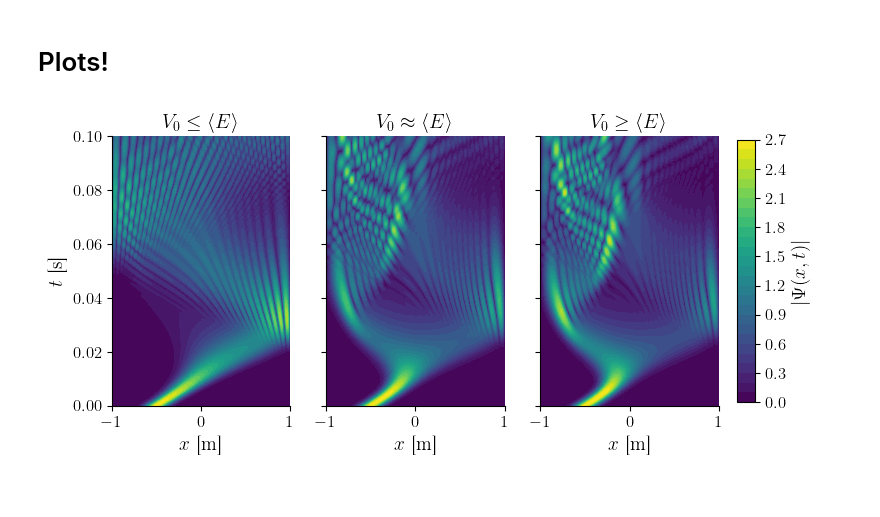
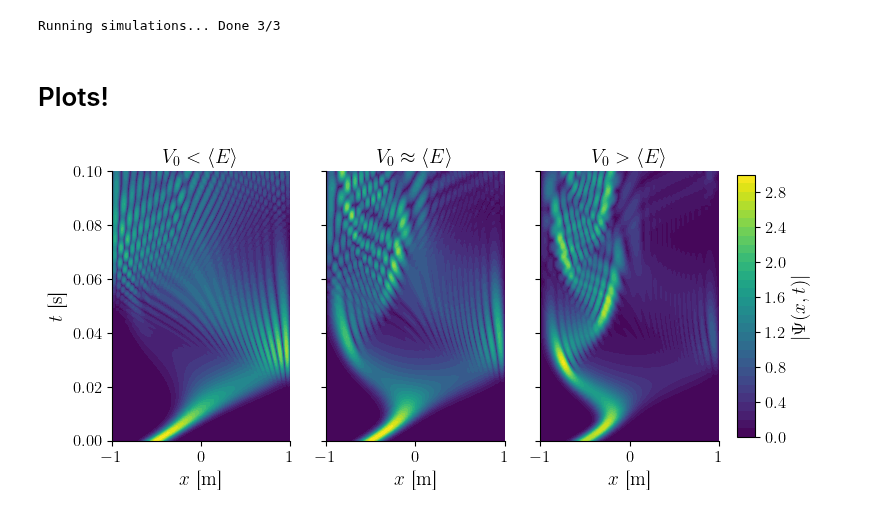
Before and after one commit to TomVdt/PhysNum, a Jupyter notebook: exercice6/analysis/analysis_ii.ipynb, the cells around one changed output. Drawn from its saved outputs; the diff is of its cells as text; code cells hidden in the pictures.

```diff
--- a/exercice6/analysis/analysis_ii.ipynb
+++ b/exercice6/analysis/analysis_ii.ipynb
@@ -24,14 +24,18 @@ E = 1283.2037962506  # Energy of particle with 0 potential
 dataset = run_with_params(
     config_name,
     gen_variations({
-        'V0': [500, E, 1500]
+        'V0': [E/2, E, E*1.5]
     })
 )
+# %% [output]
+Running simulations... Done 3/3
 # %%
 def extract(dataset: tuple[dict, np.ndarray, np.ndarray, np.ndarray]) -> tuple[np.ndarray, ...]:
     params, data_pot, data_psi2, data_obs = dataset
     x = data_pot[:,0]
     t = data_obs[:,0]
+    prob_left = data_obs[:,1]
+    prob_right = data_obs[:,2]
     H_moy = data_obs[:,3]
     x_moy = data_obs[:,4]
     x2_moy = data_obs[:,5]
@@ -41,4 +45,4 @@ def extract(dataset: tuple[dict, np.ndarray, np.ndarray, np.ndarray]) -> tuple[n
     delta_x = np.sqrt(x2_moy - x_moy**2)
     delta_p = np.sqrt(p2_moy - p_moy**2)
 
-    return x, t, H_moy, x_moy, x2_moy, p_moy, p2_moy, delta_x, delta_p
+    return x, t, prob_left, prob_right, H_moy, x_moy, x2_moy, p_moy, p2_moy, delta_x, delta_p
@@ -47,20 +68,20 @@ def extract(dataset: tuple[dict, np.ndarray, np.ndarray, np.ndarray]) -> tuple[n
 # %%
 %matplotlib inline
 
 fig, feur = plt.subplots(1, 3, figsize=(9, 3.5), sharey=True)
 ax: list[plt.Axes] = feur
-magic = [r'\le', r'\approx', r'\ge']
+magic = [r'<', r'\approx', r'>']
 for i, (params, data_pot, data_psi2, data_obs) in enumerate(dataset):
-    x, t, H_moy, x_moy, x2_moy, p_moy, p2_moy, delta_x, delta_p = \
+    x, t, prob_left, prob_right, H_moy, x_moy, x2_moy, p_moy, p2_moy, delta_x, delta_p = \
         extract((params, data_pot, data_psi2, data_obs))
     X, Y = np.meshgrid(x, t)
     im = ax[i].contourf(X, Y, np.sqrt(data_psi2[:,::3]), levels=32)
     ax[i].set_xlabel(r'$x$ [m]')
     ax[i].set_title(f'$V_0 {magic[i]} \\langle E \\rangle$')
 
 ax[0].set_ylabel(r'$t$ [s]')
 fig.subplots_adjust(right=0.8)
 cbar_ax = fig.add_axes([0.82, 0.12, 0.02, 0.75])
 fig.colorbar(im, cax=cbar_ax).set_label(r'$|\Psi(x,t)|$')
 # %% [output]
-[figure, old version]
+[figure, new version]
```
Also changed, not shown: parts of 3 cells of this notebook.
